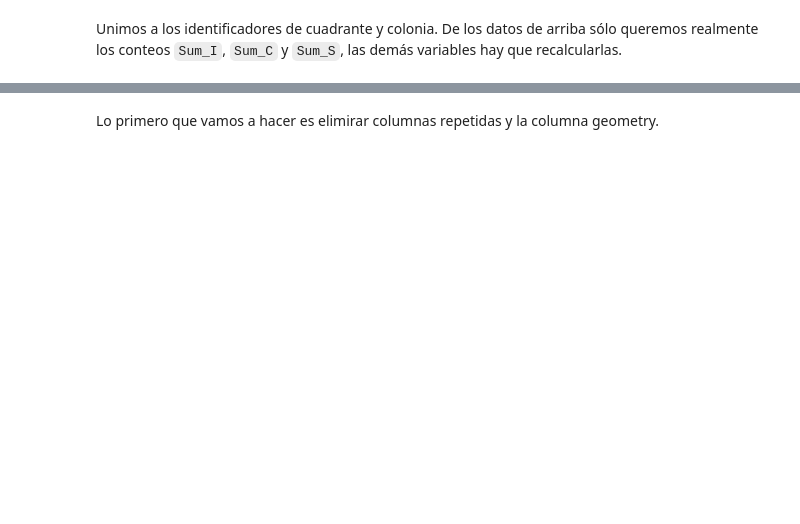
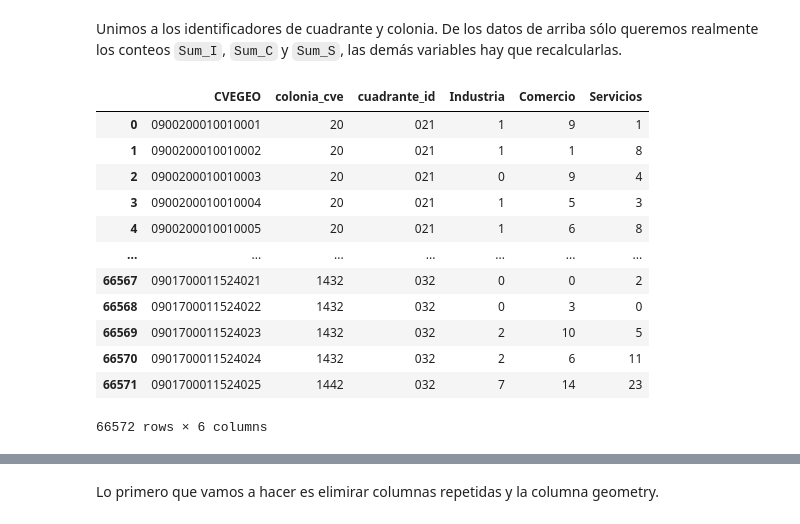
Before and after one commit to CentroGeo/criminologia_cdmx, a Jupyter notebook: nbs/fuentes/Bases_indicadores.ipynb, the cells around one changed output, grey strips where cells are left out. Drawn from its saved outputs; the diff is of its cells as text; code cells hidden in the pictures; blank space fills up the shorter version.

```diff
--- a/nbs/fuentes/Bases_indicadores.ipynb
+++ b/nbs/fuentes/Bases_indicadores.ipynb
@@ -72,0 +102,8 @@ manzanas[['CVEGEO','ENTIDAD', 'MUN', 'LOC', 'AGEB', 'MZA',
+# %%
+censo = pd.read_csv(DOWNLOADS_PATH/"conjunto_de_datos_ageb_urbana_09_cpv2020.zip",
+                    dtype={"ENTIDAD":str, "MUN": str, "LOC":str, "AGEB":str, "MZA": str})
+# Nos quedamos sólo con las filas que tienen datos de manzanas (no localidad, agebs, etc)
+censo = censo.loc[censo['MZA'] != '000']
+# Construimos la cvegeo de las manzanas
+censo['CVEGEO'] = censo['ENTIDAD'] + censo['MUN'] + censo['LOC'] + censo['AGEB'] + censo['MZA']
+censo.head()
@@ -78,11 +123,11 @@ manzanas[['CVEGEO','ENTIDAD', 'MUN', 'LOC', 'AGEB', 'MZA',
 # %%
 diccionario = get_diccionario_censo()
 # Codificamos los Nan
-manzanas = manzanas.replace('999999999', np.nan)
-manzanas = manzanas.replace('99999999', np.nan)
-manzanas = manzanas.replace('*', np.nan)
-manzanas = manzanas.replace('N/D', np.nan)
+censo = censo.replace('999999999', np.nan)
+censo = censo.replace('99999999', np.nan)
+censo = censo.replace('*', np.nan)
+censo = censo.replace('N/D', np.nan)
 # Cambiamos los tipos de datos
 campos_datos = diccionario['Nombre del Campo'].unique()
-manzanas[campos_datos] = manzanas[campos_datos].astype('float')
-manzanas.dtypes
+censo[campos_datos] = censo[campos_datos].astype('float')
+censo.dtypes
@@ -88,0 +149,3 @@ manzanas.dtypes
+# %%
+censo = censo.merge(manzanas[['CVEGEO', 'AMBITO', 'TIPOMZA', 'colonia_cve', 'cuadrante_id']], on='CVEGEO')
+censo[['CVEGEO', 'colonia_cve', 'cuadrante_id']].head()
@@ -119,6 +190,6 @@ Todos los conteos están calculados por manzana, pero para calcular mezcals de u
 # Bajamos y leemos los datos
 entropia_url = "https://www.dropbox.com/s/mke0xlxj832yrbz/MANZANAS_2020_ENTROPIA_MEXICO_PAIS.zip?dl=1"
 r = requests.get(entropia_url, allow_redirects=True)
-open("datos/descargas/" + 'entropia.zip', 'wb').write(r.content)
-entropia = gpd.read_file("datos/descargas/entropia.zip")
+open(DOWNLOADS_PATH/'entropia.zip', 'wb').write(r.content)
+entropia = gpd.read_file(DOWNLOADS_PATH/"entropia.zip")
 entropia.head()
@@ -131,7 +216,21 @@ entropia
 Unimos a los identificadores de cuadrante y colonia. De los datos de arriba sólo queremos realmente los conteos `Sum_I`, `Sum_C` y `Sum_S`, las demás variables hay que recalcularlas.
 # %%
 entropia = entropia[['CVEGEO', 'Sum_I', 'Sum_C', 'Sum_S']]
-entropia = (manzanas[['CVEGEO', 'colonia_cve', 'cuadrante_id']]
+entropia = (censo[['CVEGEO', 'colonia_cve', 'cuadrante_id']]
             .merge(entropia, on='CVEGEO')
             .rename({'Sum_I':'Industria', 'Sum_C': 'Comercio', 'Sum_S':'Servicios'}, axis=1))
 entropia
+# %% [output]
+|  | CVEGEO | colonia_cve | cuadrante_id | Industria | Comercio | Servicios |
+| 0 | 0900200010010001 | 20 | 021 | 1 | 9 | 1 |
+| 1 | 0900200010010002 | 20 | 021 | 1 | 1 | 8 |
+| 2 | 0900200010010003 | 20 | 021 | 0 | 9 | 4 |
+| 3 | 0900200010010004 | 20 | 021 | 1 | 5 | 3 |
+| 4 | 0900200010010005 | 20 | 021 | 1 | 6 | 8 |
+| ... | ... | ... | ... | ... | ... | ... |
+| 66567 | 0901700011524021 | 1432 | 032 | 0 | 0 | 2 |
+| 66568 | 0901700011524022 | 1432 | 032 | 0 | 3 | 0 |
+| 66569 | 0901700011524023 | 1432 | 032 | 2 | 10 | 5 |
+| 66570 | 0901700011524024 | 1432 | 032 | 2 | 6 | 11 |
+| 66571 | 0901700011524025 | 1442 | 032 | 7 | 14 | 23 |
+66572 rows × 6 columns
```
Also changed, not shown: parts of 62 cells of this notebook, 7 other files.
